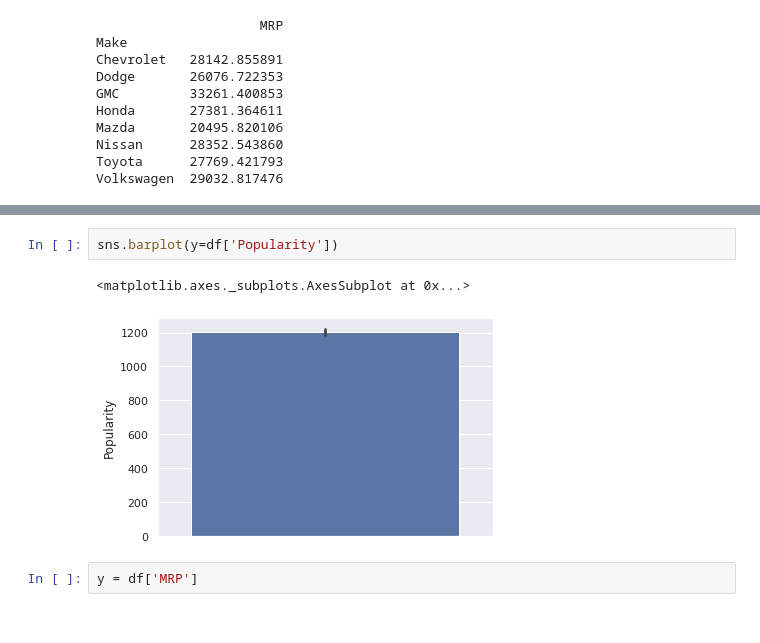
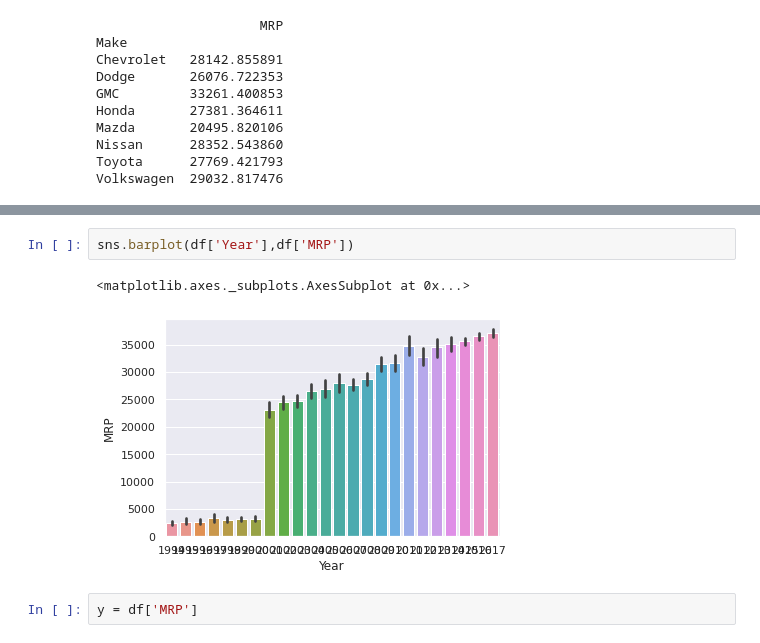
Before and after one commit to devkhetan/ML-Internship, a Jupyter notebook: ML_Internship_Project(B)_.ipynb, the cells around one changed output, grey strips where cells are left out. Drawn from its saved outputs; the diff is of its cells as text.

```diff
--- a/ML_Internship_Project(B)_.ipynb
+++ b/ML_Internship_Project(B)_.ipynb
@@ -305,8 +315,8 @@ sns.barplot(y=df['MRP'])
 # %%
-sns.barplot(y=df['Popularity'])
+sns.barplot(df['Year'],df['MRP'])
 # %% [output]
 <matplotlib.axes._subplots.AxesSubplot at 0x...>
-[figure, old version]
+[figure, new version]
 # %%
 y = df['MRP']
 # %%
```
Also changed, not shown: parts of 12 cells of this notebook.
